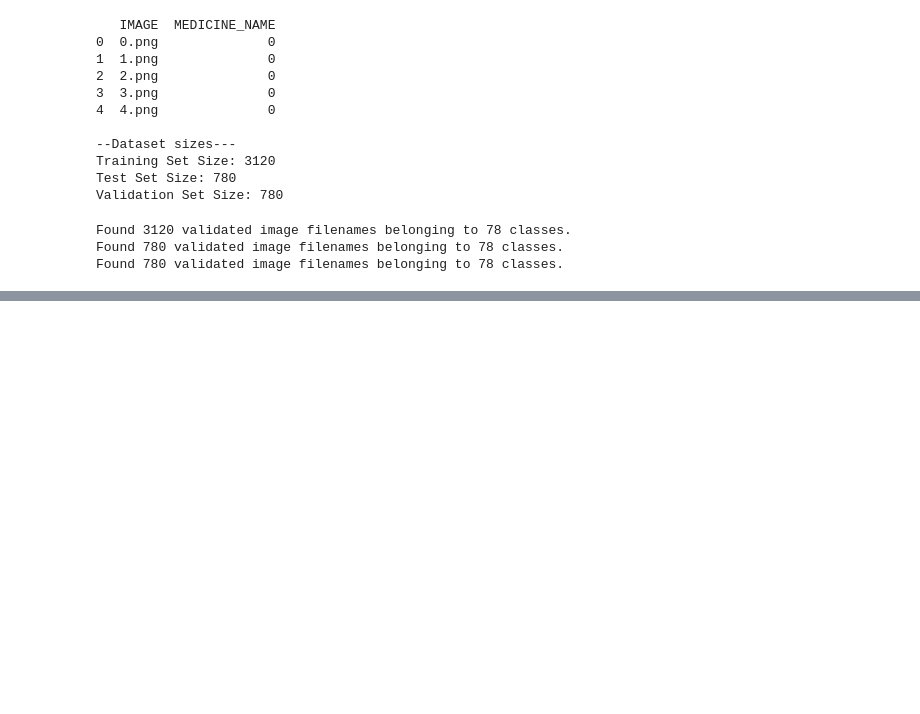
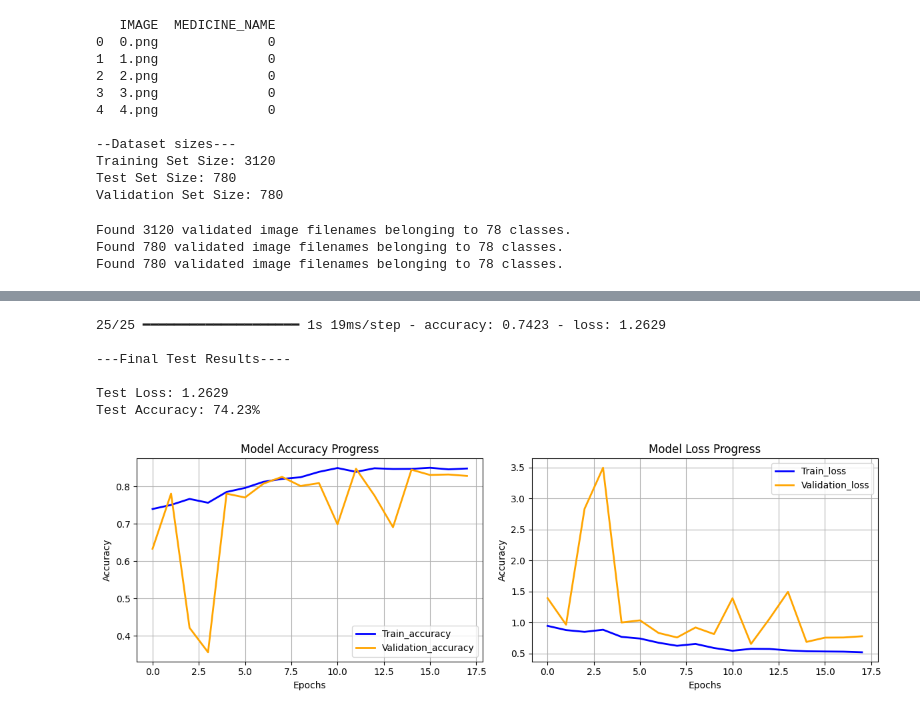
Before and after one commit to AbdullahUsman07/Prescription-Reading-CNN, a Jupyter notebook: Prescription_CNN.ipynb, the cells around one changed output, grey strips where cells are left out. Cells and saved outputs as stored; diff of their text form; code cells hidden in the pictures; blank space fills up the shorter version.

Commit message:
feat: Added the CCN and Train the Model initially, and test it to get the results, also added the confusion Matrix

```diff
--- a/Prescription_CNN.ipynb
+++ b/Prescription_CNN.ipynb
@@ -89,7 +89,15 @@ test_df['MEDICINE_NAME'] = test_df['MEDICINE_NAME'].astype(str)
 # Defining the ImageDataGenerator
 # this step will automatically rescale the pixel values from [0, 255] to [0.0, 1.0]
 
-train_datagen = ImageDataGenerator(rescale=1./255)
+train_datagen = ImageDataGenerator(
+    rescale=1./255,
+    rotation_range=12,      # Simulates doctors writing at an upward or downward tilt
+    width_shift_range=0.1,  # Moves text slightly left/right
+    height_shift_range=0.1, # Moves text slightly up/down
+    shear_range=0.15,       # Crucial for handwriting! Distorts the slant angle of cursive
+    zoom_range=0.1,         # Simulates varying pen stroke scales/thicknesses
+    fill_mode='nearest'     # Fills in any empty pixels created by shifting text
+)
 val_test_datagen = ImageDataGenerator(rescale=1./255)
 
 # creating the TrainingDataGenerator
@@ -206,0 +265,43 @@ Model: "sequential_3"
+# %%
+test_loss, test_accuracy = model.evaluate(test_generator)
+
+print("\n---Final Test Results----\n")
+print(f"Test Loss: {test_loss:.4f}")
+print(f"Test Accuracy: {test_accuracy*100:.2f}%")
+# %% [output]
+25/25 ━━━━━━━━━━━━━━━━━━━━ 1s 19ms/step - accuracy: 0.7423 - loss: 1.2629
+
+---Final Test Results----
+
+Test Loss: 1.2629
+Test Accuracy: 74.23%
+# %%
+from IPython.core.magics.osm import line_cell_magic
+import matplotlib.pyplot as plt
+
+plt.figure(figsize=(12,4))
+
+# Plot 1: Accuracy Evolution
+plt.subplot(1,2,1)
+plt.plot(history.history['accuracy'], label = 'Train_accuracy', color='blue', linewidth = 2)
+plt.plot(history.history['val_accuracy'], label = 'Validation_accuracy', color='orange', linewidth=2)
+plt.title('Model Accuracy Progress')
+plt.xlabel('Epochs')
+plt.ylabel('Accuracy')
+plt.legend()
+plt.grid(True)
+
+# Plot 2: Loss Evolution
+plt.subplot(1,2,2)
+plt.plot(history.history['loss'], label= 'Train_loss', color='blue', linewidth=2)
+plt.plot(history.history['val_loss'], label='Validation_loss', color='orange', linewidth=2)
+plt.title('Model Loss Progress')
+plt.xlabel('Epochs')
+plt.ylabel('Accuracy')
+plt.legend()
+plt.grid(True)
+
+plt.tight_layout()
+plt.show()
+# %% [output]
+[figure, added]
```
Also changed, not shown: parts of 6 cells of this notebook.
